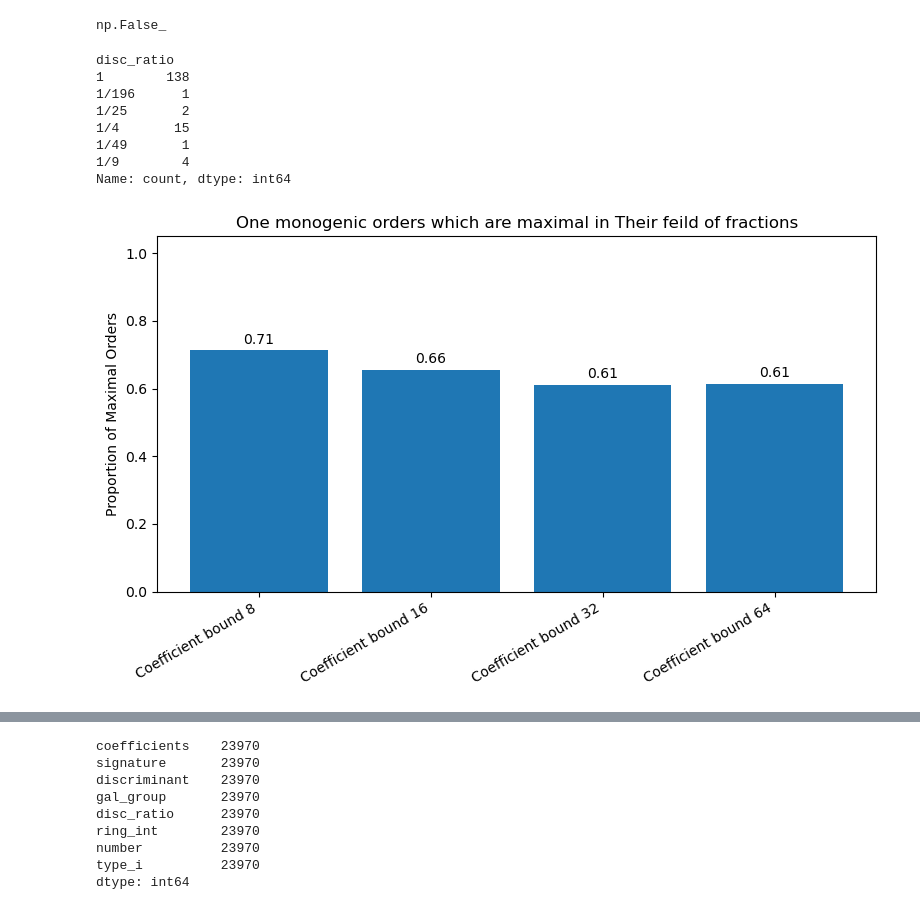
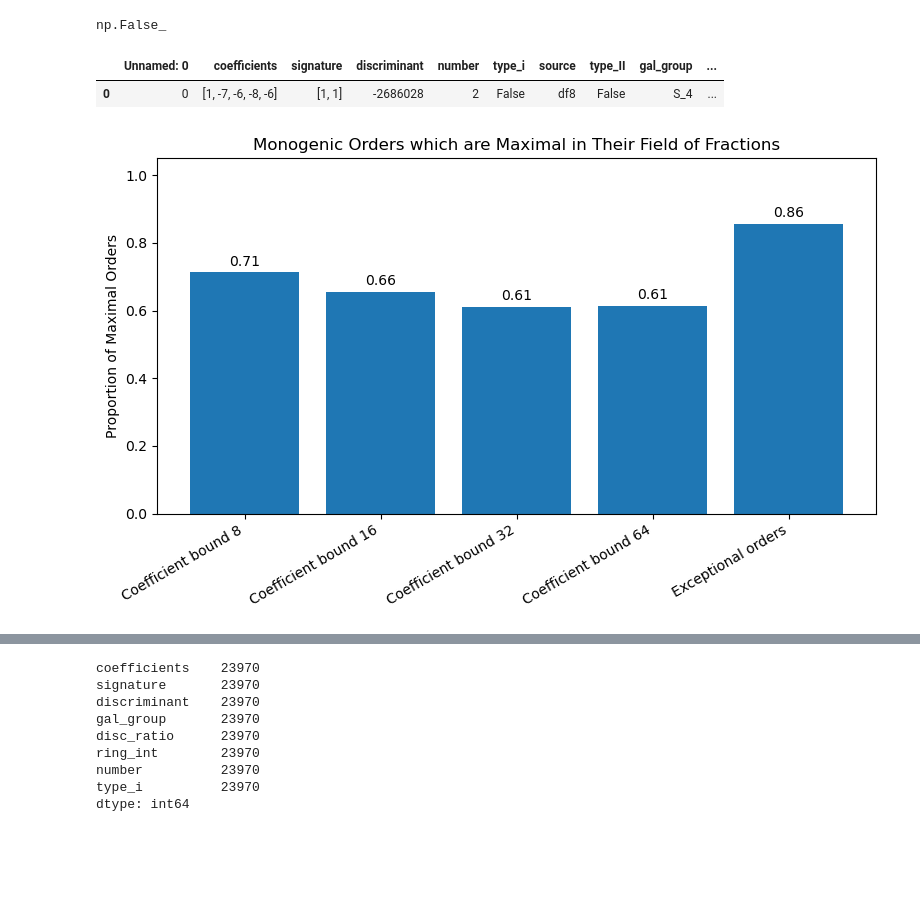
Before and after one commit to shumakerJ/Thesis_work, a Jupyter notebook: Monog_analsis.ipynb, the cells around one changed output, grey strips where cells are left out. Drawn from its saved outputs; the diff is of its cells as text; code cells hidden in the pictures; blank space fills up the shorter version.

```diff
--- a/Monog_analsis.ipynb
+++ b/Monog_analsis.ipynb
@@ -192,60 +192,50 @@ for df in data_all_clean:
 # %%
 df=dfe.copy()
 dfe=df[~df['type_II']]
-# %%
-table = dfe['disc_ratio'].value_counts().sort_index()
-
-# Print it nicely
-print(table)
-# %% [output]
-disc_ratio
-1        138
-1/196      1
-1/25       2
-1/4       15
-1/49       1
-1/9        4
-Name: count, dtype: int64
-# %%
-def ratio_one_proportion(df):
-    total = len(df)
-    count_ones = (df['disc_ratio'] == 1).sum()
-    return count_ones / total if total > 0 else 0
+# %%
+dfe.head(1)
+# %% [output]
+|  | Unnamed: 0 | coefficients | signature | discriminant | number | type_i | source | type_II | gal_group | ... |
+| 0 | 0 | [1, -7, -6, -8, -6] | [1, 1] | -2686028 | 2 | False | df8 | False | S_4 | ... |
+# %%
+dfe= dfe.rename(columns={'is_OK': 'ring_int'})
 # %%
 def ratio_one_proportion(df):
     total = len(df)
-    count_ones = (df['disc_ratio'] == '1').sum()
+    count_ones = (df['ring_int'] == True).sum()
     return count_ones / total if total > 0 else 0
 
 # Combine DataFrames
-dfs = data_all_clean
+dfs = data_all_clean + [dfe]
 labels = ['Coefficient bound 8',
           'Coefficient bound 16',
           'Coefficient bound 32',
-          'Coefficient bound 64',]
+          'Coefficient bound 64',
+          'Exceptional orders']
+
 
 # Compute proportions
 proportions = [ratio_one_proportion(df) for df in dfs]
 
 # --- Plot ---
 plt.figure(figsize=(8, 5))  # Optional: control figure size
 
 # First draw the bars
 bars = plt.bar(labels, proportions)
 
 # Then annotate values above each bar
 for i, val in enumerate(proportions):
     plt.text(i, val + 0.02, f'{val:.2f}', ha='center')
 
 # Add labels and title
 plt.ylim(0, 1.05)
 plt.ylabel('Proportion of Maximal Orders')
-plt.title('One monogenic orders which are maximal in Their feild of fractions')
+plt.title('Monogenic Orders which are Maximal in Their Field of Fractions')
 plt.xticks(rotation=30, ha='right')  # optional: rotate for clarity
 plt.tight_layout()
 plt.show()
 # %% [output]
-[figure, old version]
+[figure, new version]
 # %%
 
 
```
Also changed, not shown: parts of 5 cells of this notebook, 3 other files.
